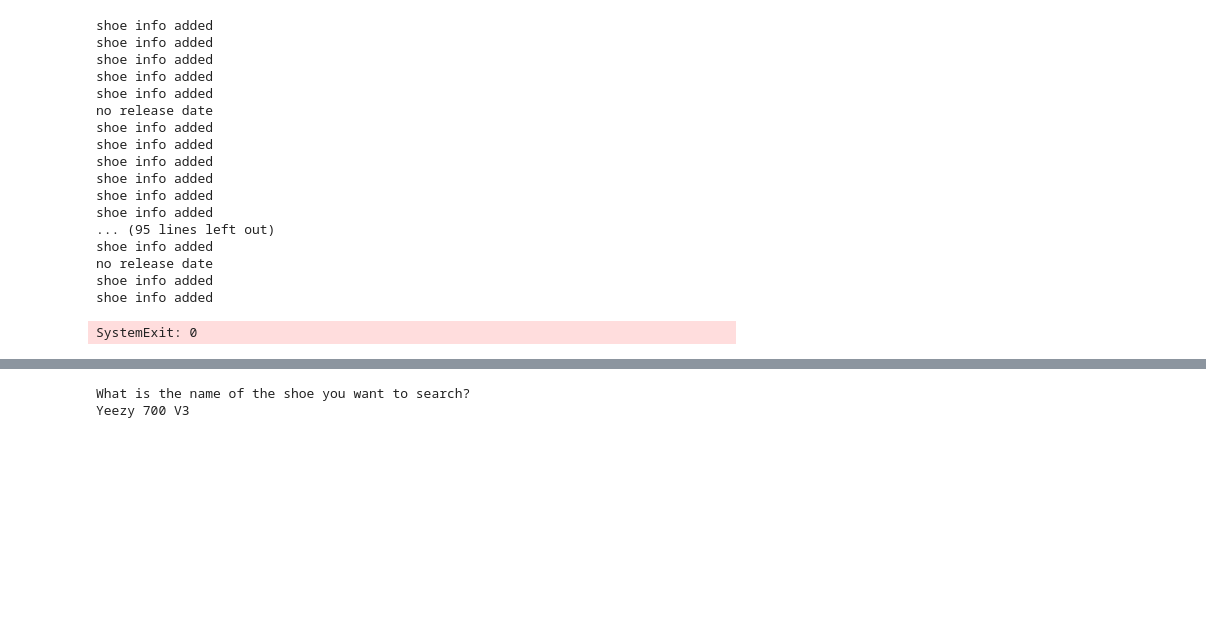
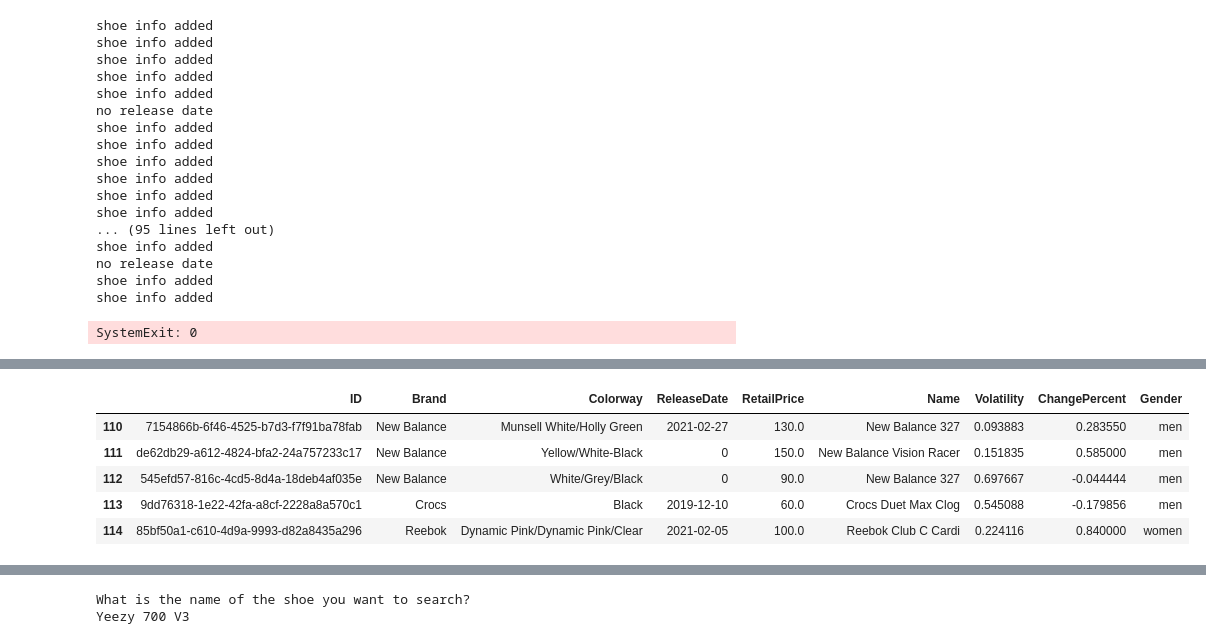
Before and after one commit to gabriellavinco/Sneaker_Data_Analysis_and_Prediction, a Jupyter notebook: Sneakers_Notebooks/StockX Scraping/sneaker_scraping.ipynb, the cells around one changed output, grey strips where cells are left out. Drawn from its saved outputs; the diff is of its cells as text; code cells hidden in the pictures; blank space fills up the shorter version.

```diff
--- a/Sneakers_Notebooks/StockX Scraping/sneaker_scraping.ipynb
+++ b/Sneakers_Notebooks/StockX Scraping/sneaker_scraping.ipynb
@@ -178,0 +267,16 @@ round2.to_csv (r'/Users/gabbyvinco/Desktop/sneakers_df.csv', index = False, head
+# %%
+# drop any duplicates
+sneaker_info_df.drop_duplicates(subset ="ID",keep = False, inplace = True)
+# %%
+# remove brand from the sneaker name so that it is only the official style name
+sneaker_info_df['Name'] = sneaker_info_df['Name'].str.replace(r'adidas ', '')
+sneaker_info_df['Name'] = sneaker_info_df['Name'].str.replace(r'Nike ', '')
+
+sneaker_info_df.head()
+# %% [output]
+|  | ID | Brand | Colorway | ReleaseDate | RetailPrice | Name | Volatility | ChangePercent | Gender |
+| 110 | 7154866b-6f46-4525-b7d3-f7f91ba78fab | New Balance | Munsell White/Holly Green | 2021-02-27 | 130.0 | New Balance 327 | 0.093883 | 0.283550 | men |
+| 111 | de62db29-a612-4824-bfa2-24a757233c17 | New Balance | Yellow/White-Black | 0 | 150.0 | New Balance Vision Racer | 0.151835 | 0.585000 | men |
+| 112 | 545efd57-816c-4cd5-8d4a-18deb4af035e | New Balance | White/Grey/Black | 0 | 90.0 | New Balance 327 | 0.697667 | -0.044444 | men |
+| 113 | 9dd76318-1e22-42fa-a8cf-2228a8a570c1 | Crocs | Black | 2019-12-10 | 60.0 | Crocs Duet Max Clog | 0.545088 | -0.179856 | men |
+| 114 | 85bf50a1-c610-4d9a-9993-d82a8435a296 | Reebok | Dynamic Pink/Dynamic Pink/Clear | 2021-02-05 | 100.0 | Reebok Club C Cardi | 0.224116 | 0.840000 | women |
```
Also changed, not shown: parts of 44 cells of this notebook, 2 other files.
